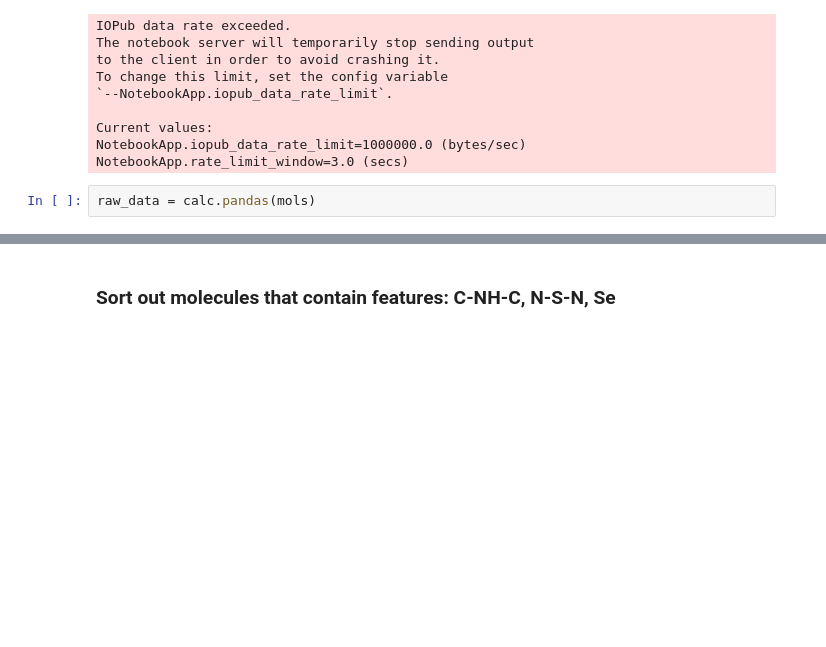
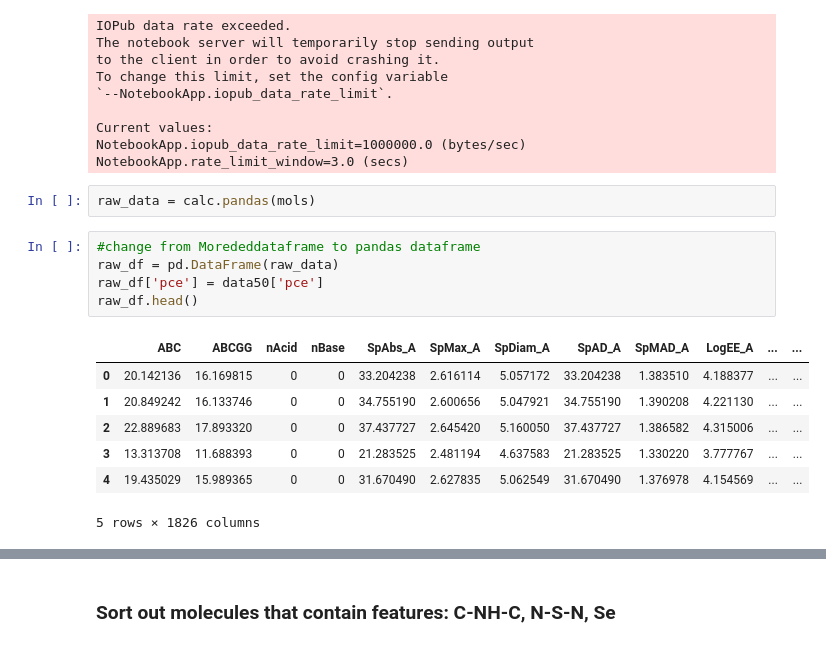
Before and after one commit to sjluozho/PV-Cell, a Jupyter notebook: PV-Cell/Attempts/DescriptorCalculator.ipynb, the cells around one changed output, grey strips where cells are left out. Cells and saved outputs as stored; diff of their text form; blank space fills up the shorter version.

```diff
--- a/PV-Cell/Attempts/DescriptorCalculator.ipynb
+++ b/PV-Cell/Attempts/DescriptorCalculator.ipynb
@@ -43,3 +45,16 @@ NotebookApp.iopub_data_rate_limit=1000000.0 (bytes/sec)
 NotebookApp.rate_limit_window=3.0 (secs)
 # %%
 raw_data = calc.pandas(mols)
+# %%
+#change from Morededdataframe to pandas dataframe
+raw_df = pd.DataFrame(raw_data)
+raw_df['pce'] = data50['pce']
+raw_df.head()
+# %% [output]
+|  | ABC | ABCGG | nAcid | nBase | SpAbs_A | SpMax_A | SpDiam_A | SpAD_A | SpMAD_A | LogEE_A | ... | ... |
+| 0 | 20.142136 | 16.169815 | 0 | 0 | 33.204238 | 2.616114 | 5.057172 | 33.204238 | 1.383510 | 4.188377 | ... | ... |
+| 1 | 20.849242 | 16.133746 | 0 | 0 | 34.755190 | 2.600656 | 5.047921 | 34.755190 | 1.390208 | 4.221130 | ... | ... |
+| 2 | 22.889683 | 17.893320 | 0 | 0 | 37.437727 | 2.645420 | 5.160050 | 37.437727 | 1.386582 | 4.315006 | ... | ... |
+| 3 | 13.313708 | 11.688393 | 0 | 0 | 21.283525 | 2.481194 | 4.637583 | 21.283525 | 1.330220 | 3.777767 | ... | ... |
+| 4 | 19.435029 | 15.989365 | 0 | 0 | 31.670490 | 2.627835 | 5.062549 | 31.670490 | 1.376978 | 4.154569 | ... | ... |
+5 rows × 1826 columns
```
Also changed, not shown: parts of 10 cells of this notebook.
